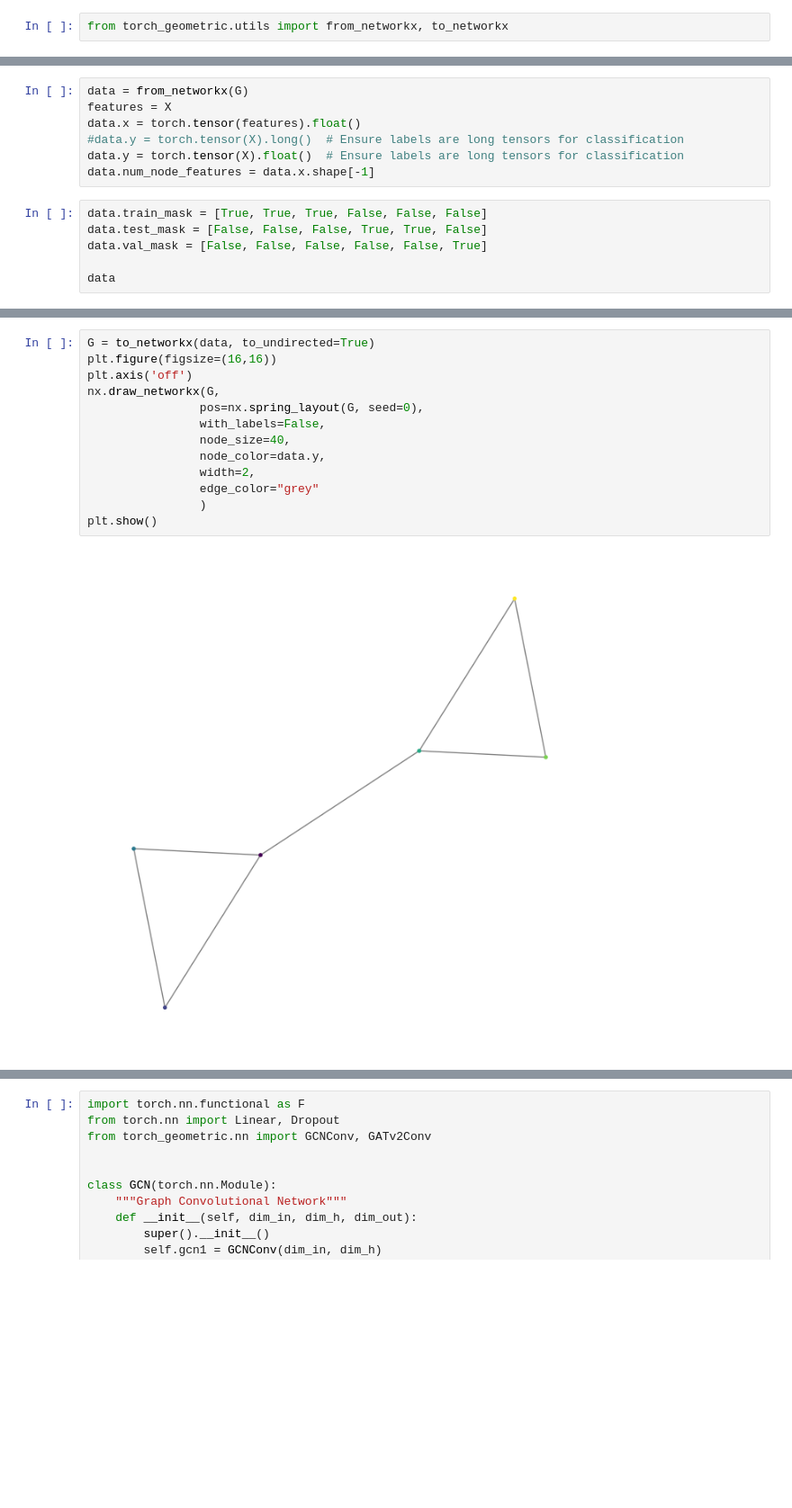
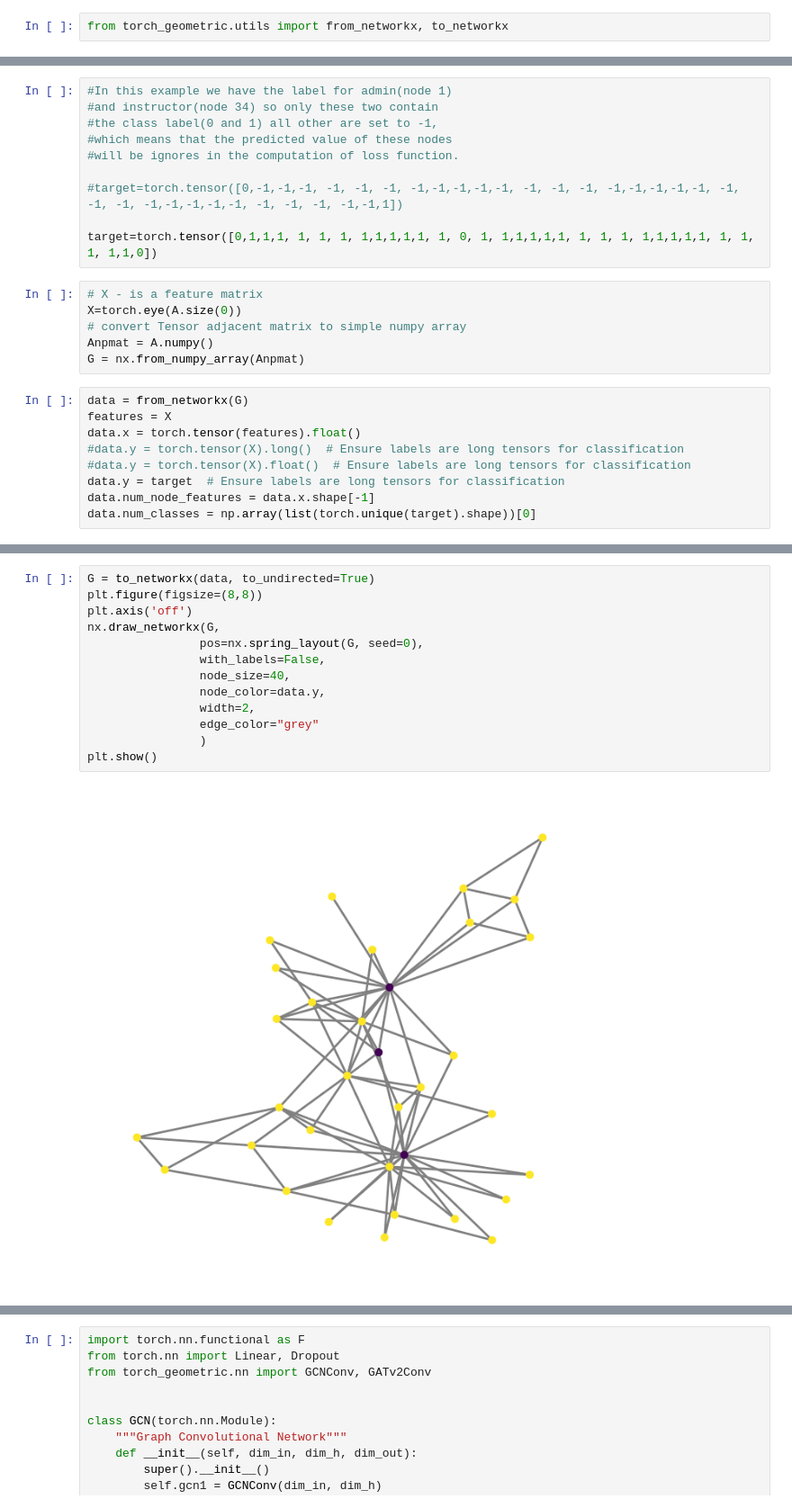
Before and after one commit to TAUforPython/machinelearning, a Jupyter notebook: example NN GCN GAT.ipynb, the cells around one changed output, grey strips where cells are left out. Shown: that part at 90% size. Saved outputs shown, nothing was run; the diff lists cells and outputs as text; blank space fills up the shorter version.

```diff
--- a/example NN GCN GAT.ipynb
+++ b/example NN GCN GAT.ipynb
@@ -294,13 +329,25 @@ from torch_geometric.utils import from_networkx, to_networkx
+# %%
+#In this example we have the label for admin(node 1)
+#and instructor(node 34) so only these two contain
+#the class label(0 and 1) all other are set to -1,
+#which means that the predicted value of these nodes
+#will be ignores in the computation of loss function.
+
+#target=torch.tensor([0,-1,-1,-1, -1, -1, -1, -1,-1,-1,-1,-1, -1, -1, -1, -1,-1,-1,-1,-1, -1, -1, -1, -1,-1,-1,-1,-1, -1, -1, -1, -1,-1,1])
+
+target=torch.tensor([0,1,1,1, 1, 1, 1, 1,1,1,1,1, 1, 0, 1, 1,1,1,1,1, 1, 1, 1, 1,1,1,1,1, 1, 1, 1, 1,1,0])
+# %%
+# X - is a feature matrix
+X=torch.eye(A.size(0))
+# convert Tensor adjacent matrix to simple numpy array
+Anpmat = A.numpy()
+G = nx.from_numpy_array(Anpmat)
 # %%
 data = from_networkx(G)
 features = X
 data.x = torch.tensor(features).float()
 #data.y = torch.tensor(X).long()  # Ensure labels are long tensors for classification
-data.y = torch.tensor(X).float()  # Ensure labels are long tensors for classification
+#data.y = torch.tensor(X).float()  # Ensure labels are long tensors for classification
+data.y = target  # Ensure labels are long tensors for classification
 data.num_node_features = data.x.shape[-1]
+data.num_classes = np.array(list(torch.unique(target).shape))[0]
-# %%
-data.train_mask = [True, True, True, False, False, False]
-data.test_mask = [False, False, False, True, True, False]
-data.val_mask = [False, False, False, False, False, True]
-
-data
@@ -313,18 +435,18 @@ Data(x=[3327, 3703], edge_index=[2, 9104], y=[3327], train_mask=[3327], val_mask
 # %%
 G = to_networkx(data, to_undirected=True)
-plt.figure(figsize=(16,16))
+plt.figure(figsize=(8,8))
 plt.axis('off')
 nx.draw_networkx(G,
                 pos=nx.spring_layout(G, seed=0),
                 with_labels=False,
                 node_size=40,
                 node_color=data.y,
                 width=2,
                 edge_color="grey"
                 )
 plt.show()
 # %% [output]
-[figure, old version]
+[figure, new version]
 # %%
 degrees = degree(data.edge_index[0]).numpy()
 numbers = Counter(degrees)
```
Also changed, not shown: parts of 23 cells of this notebook.
